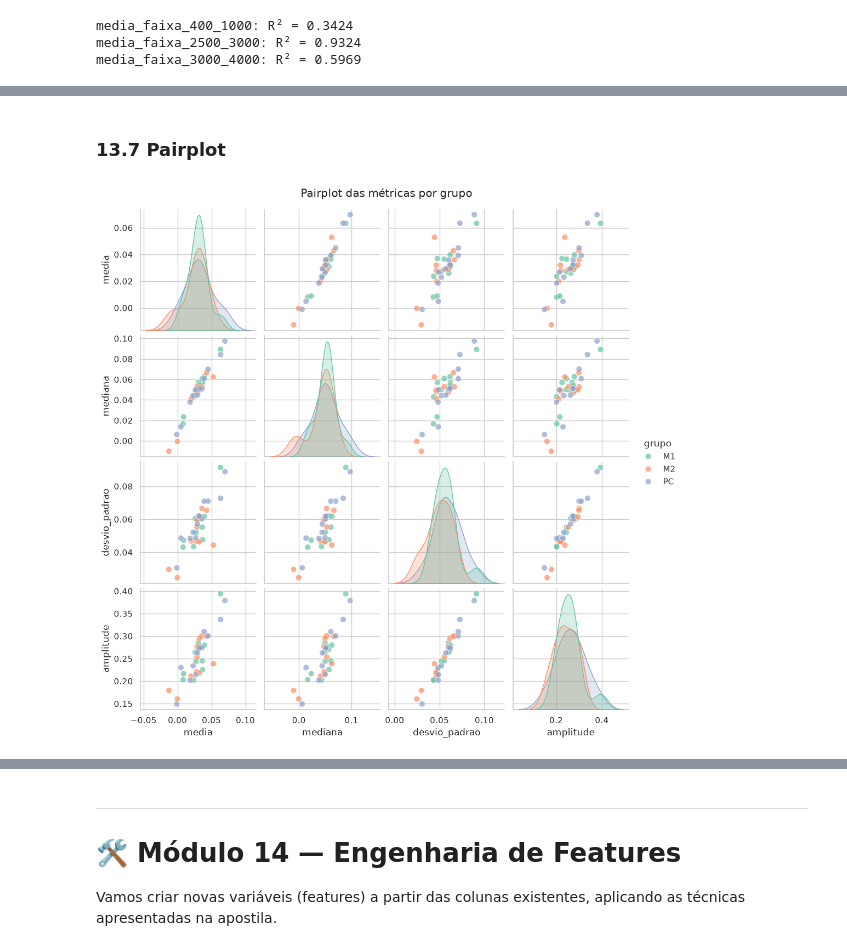
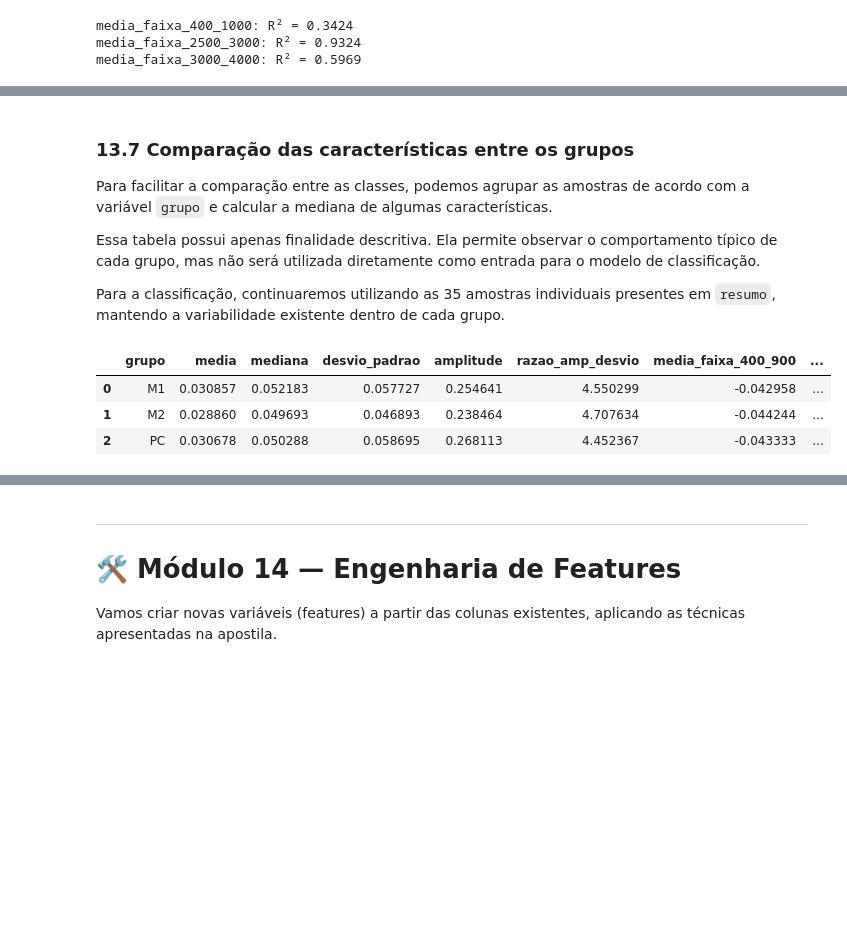
Before and after one commit to Juan-Vyctor/IA, a Jupyter notebook: atividade1/analise_espectros.ipynb, the cells around one changed output, grey strips where cells are left out. Cells and saved outputs as stored; diff of their text form; code cells hidden in the pictures; blank space fills up the shorter version.

```diff
--- a/atividade1/analise_espectros.ipynb
+++ b/atividade1/analise_espectros.ipynb
@@ -1234,10 +1296,34 @@ Já construído no Módulo 12 (12.1 e 12.5) — reforça como o heatmap é a fer
 # %% [markdown]
-### 13.7 Pairplot
+### 13.7 Comparação das características entre os grupos
+
+Para facilitar a comparação entre as classes, podemos agrupar as amostras de acordo com a variável `grupo` e calcular a mediana de algumas características.
+
+Essa tabela possui apenas finalidade descritiva. Ela permite observar o comportamento típico de cada grupo, mas não será utilizada diretamente como entrada para o modelo de classificação.
+
+Para a classificação, continuaremos utilizando as 35 amostras individuais presentes em `resumo`, mantendo a variabilidade existente dentro de cada grupo.
 # %%
-subset_pairplot = resumo[metricas + ["grupo"]]
+campos_classificacao = [
+    "media",
+    "mediana",
+    "desvio_padrao",
+    "amplitude",
+    "razao_amp_desvio",
+    "media_faixa_400_900",
+    "media_faixa_900_1800",
+    "media_faixa_1800_2700",
+    "media_faixa_2700_4000"
+]
 
-sns.pairplot(subset_pairplot, hue="grupo", diag_kind="kde", palette="Set2", plot_kws={"alpha": 0.7, "s": 60})
-plt.suptitle("Pairplot das métricas por grupo", y=1.02)
-plt.show()
+resumo_por_grupo = (
+    resumo
+    .groupby("grupo")[campos_classificacao]
+    .median()
+    .reset_index()
+)
+
+resumo_por_grupo
 # %% [output]
-[figure, removed]
+|  | grupo | media | mediana | desvio_padrao | amplitude | razao_amp_desvio | media_faixa_400_900 | ... |
+| 0 | M1 | 0.030857 | 0.052183 | 0.057727 | 0.254641 | 4.550299 | -0.042958 | ... |
+| 1 | M2 | 0.028860 | 0.049693 | 0.046893 | 0.238464 | 4.707634 | -0.044244 | ... |
+| 2 | PC | 0.030678 | 0.050288 | 0.058695 | 0.268113 | 4.452367 | -0.043333 | ... |
```
Also changed, not shown: parts of 10 cells of this notebook.
